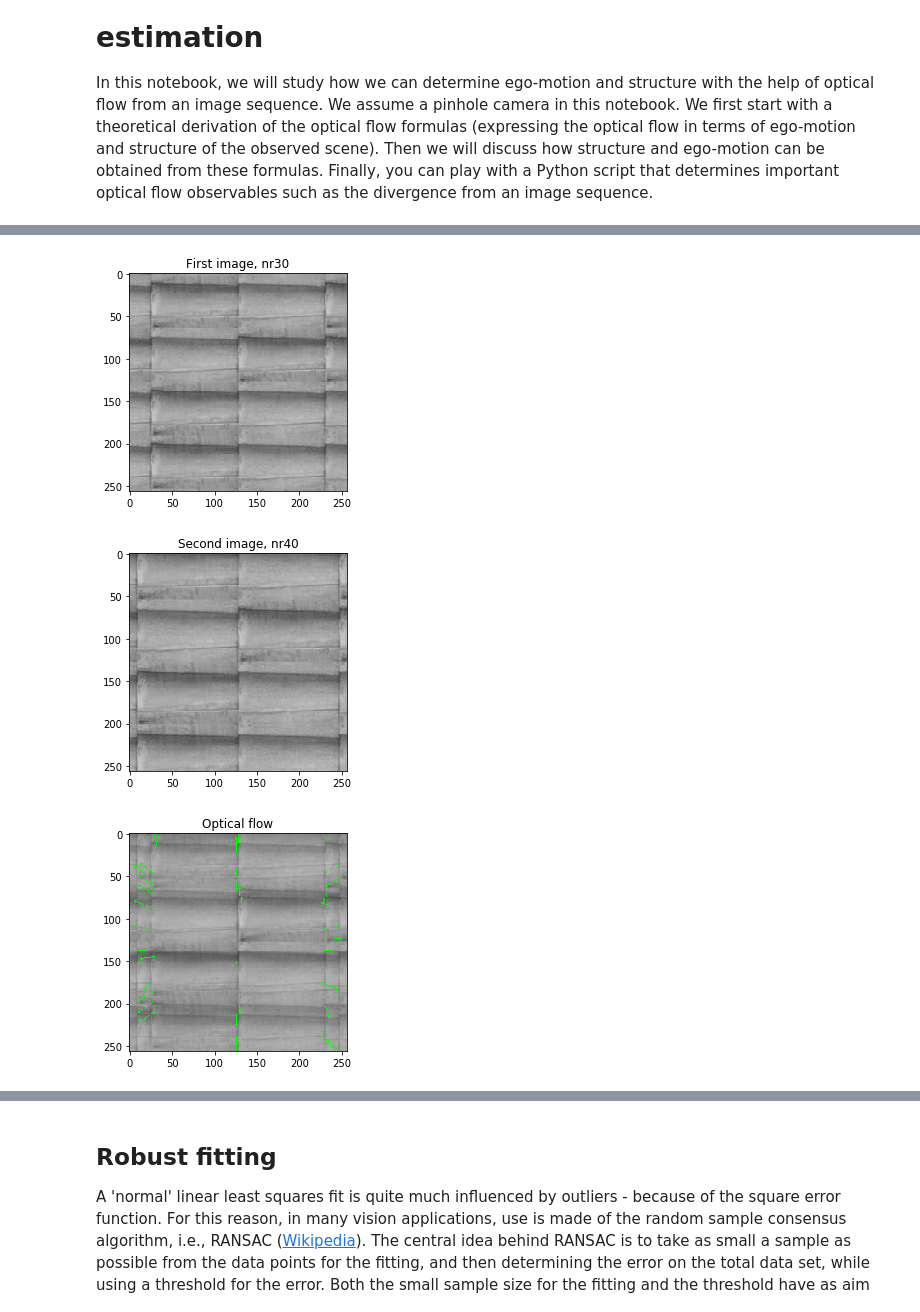
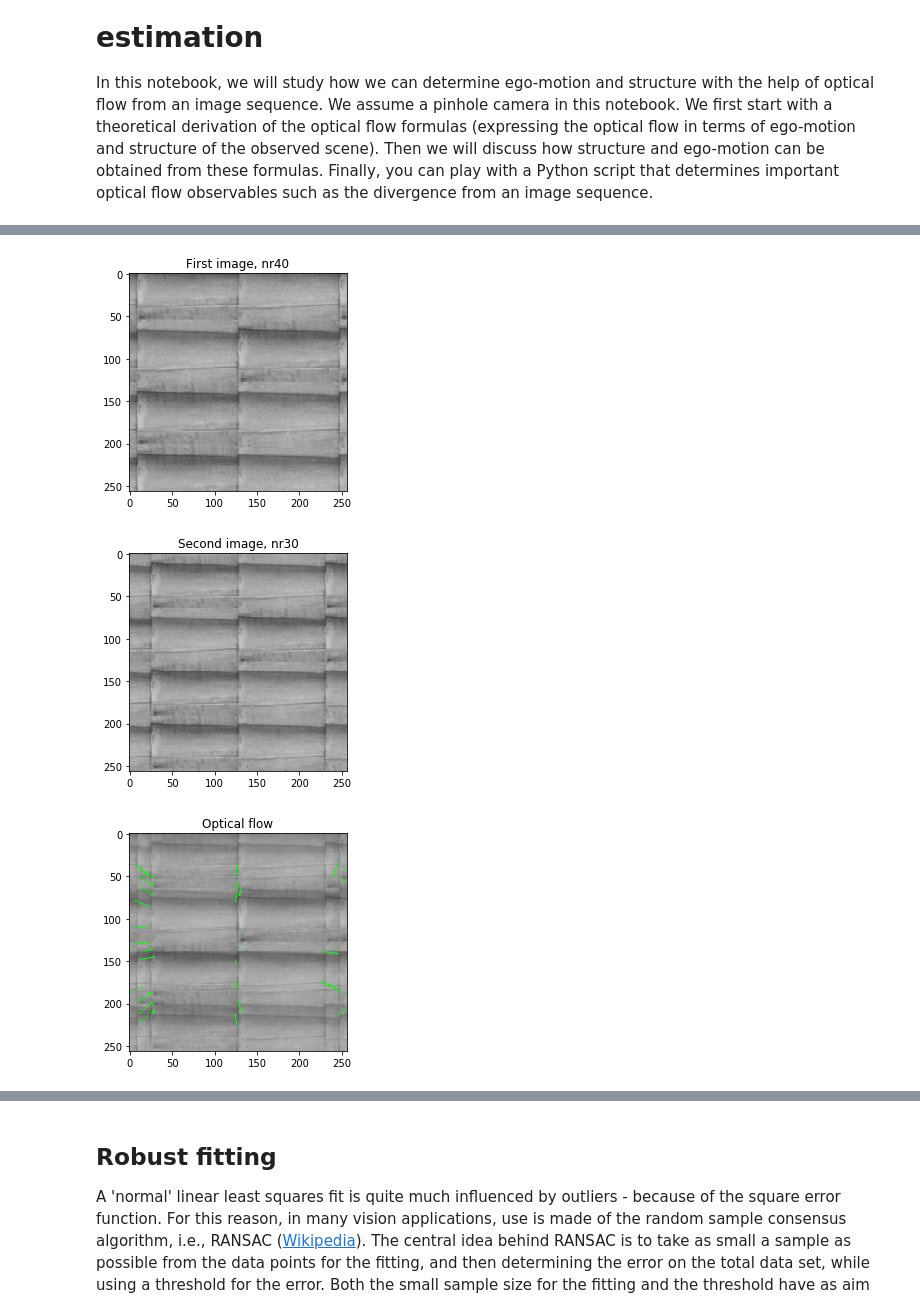
Before and after one commit to guidoAI/optic_flow_notebook, a Jupyter notebook: Optical flow.ipynb, the cells around one changed output, grey strips where cells are left out. Drawn from its saved outputs; the diff is of its cells as text; code cells hidden in the pictures.

```diff
--- a/Optical flow.ipynb
+++ b/Optical flow.ipynb
@@ -148,15 +148,15 @@ Below, we import the Python script `extract_information_flow_field.py` <A HREF="
 # %%
 %matplotlib inline
 import extract_information_flow_field as OF
 
 # Change the image numbers below to answer the questions:
-img_nr_1 = 30;
-img_nr_2 = 40;
+img_nr_1 = 40;
+img_nr_2 = 30;
 points_old, points_new, flow_vectors = OF.show_flow(img_nr_1, img_nr_2);
 # %% [output]
-[figure, old version]
+[figure, new version]
-[figure, old version]
+[figure, new version]
-[figure, old version]
+[figure, new version]
 # %% [markdown]
 # Linear optical flow field estimation
 In [2], a drone used optical flow to move down a stairs and then detect when it was flying over flat ground again, so that it would land. The article [2] uses the theory from [1] to estimate all relative velocities, and even the slope of the surface. It does so by assuming that there is a flat surface that fills the view, possibly under an angle with the camera (not orthogonal). This assumption results in an optical flow field that is quadratic with respect to the image coordinates. The reason for this is that $Z$ in the formulas for optical flow now becomes dependent on $x$.
```
Also changed, not shown: parts of 5 cells of this notebook.
